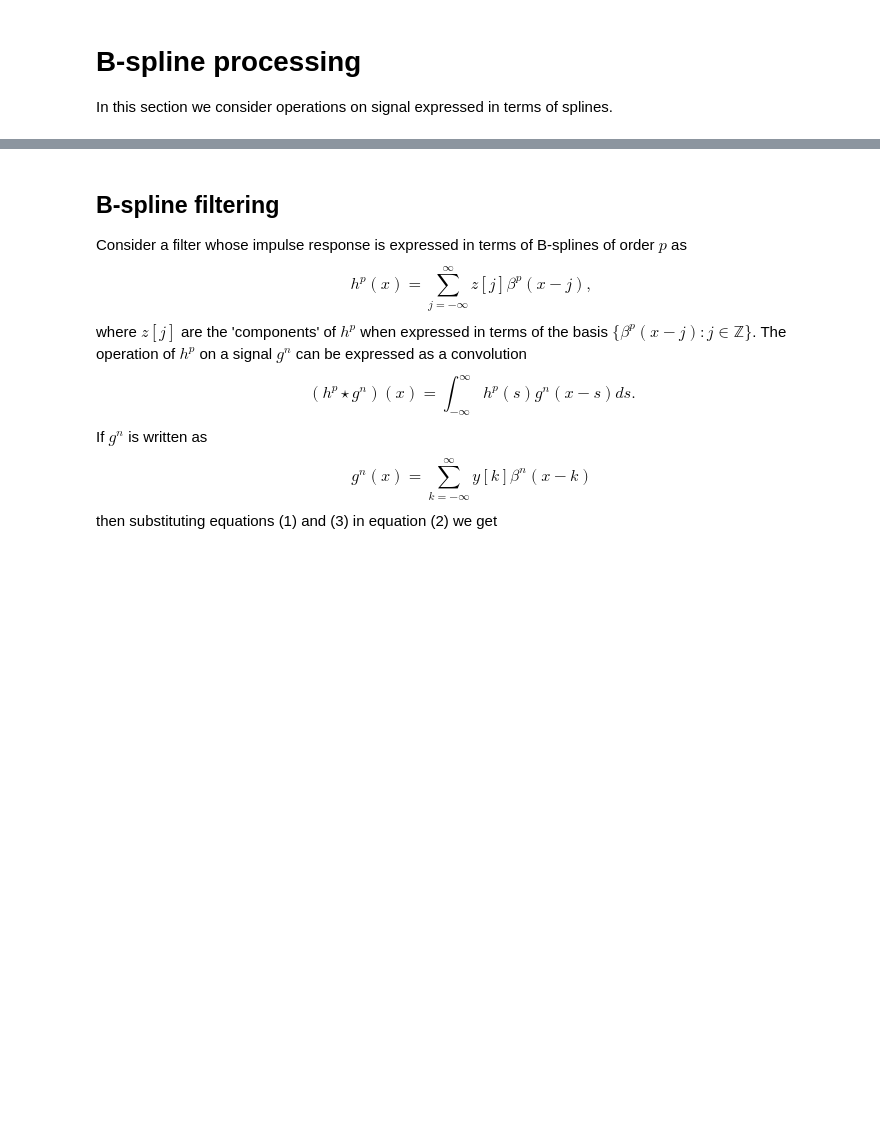
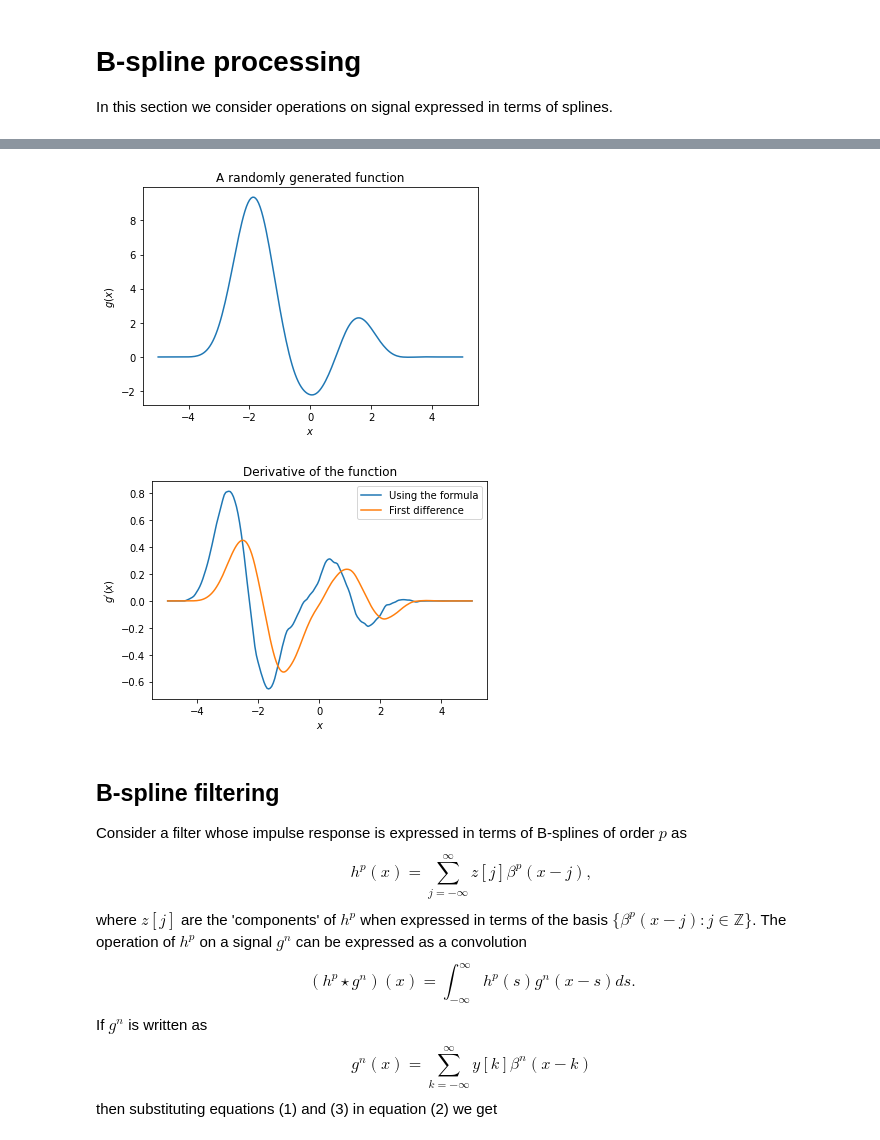
Before and after one commit to amey-joshi/am, a Jupyter notebook: p3/m2p_B01_B_ImageSplines_Version_3.ipynb, the cells around one changed output, grey strips where cells are left out. Drawn from its saved outputs; the diff is of its cells as text; code cells hidden in the pictures; blank space fills up the shorter version.

Commit message:
Added code for spline operations.

```diff
--- a/p3/m2p_B01_B_ImageSplines_Version_3.ipynb
+++ b/p3/m2p_B01_B_ImageSplines_Version_3.ipynb
@@ -983,6 +999,86 @@ In terms of the second difference operator $d^{(2)}$ we can write this expressio
 $$\tag{7}
 \frac{d^2g^n}{dx^2} = \sum_{k=-\infty}^\infty (d^{(2)} \star y)[k]\beta^{n-2}(x-k).
 $$
+# %%
+# Derivatives of spline representation.
+import numpy as np
+import matplotlib.pyplot as plt
+import random
+
+def mu(x):
+    y = np.ones(len(x))
+    # Select indices of x where x[i] < 0.
+    si = np.where(x < 0)[0]
+    y[si] = 0
+
+    return y
+
+lo = -2.5
+hi = 2.5
+n_samples = 101
+
+x = np.linspace(lo, hi, n_samples)
+
+def beta2(x):
+    b_0 = np.multiply(pow(x + 3/2, 2), mu(x + 3/2))/2
+    b_1 = -3 * np.multiply(pow(x + 1/2, 2), mu(x + 1/2))/2
+    b_2 = 3 * np.multiply(pow(x - 1/2, 2), mu(x - 1/2))/2
+    b_3 = -np.multiply(pow(x - 3/2, 2), mu(x - 3/2))/2
+
+    return b_0 + b_1 + b_2 + b_3
+
+def beta3(x):
+    b_0 = np.multiply(pow(x + 2, 3), mu(x + 2))/6
+    b_1 = -2/3 * np.multiply(pow(x + 1, 3), mu(x + 1))
+    b_2 = np.multiply(pow(x, 3), mu(x))
+    b_3 = -2/3 * np.multiply(pow(x - 1, 3), mu(x - 1))
+    b_4 = np.multiply(pow(x - 2, 3), mu(x - 2))/6
+
+    return b_0 + b_1 + b_2 + b_3 + b_4
+
+# Generate coefficients randomly
+y = [-0.33826221, -0.13944853,  1.78661986, -0.91799295,  0.30194012,  0.00693545,
+ -1.05350815,  2.34690935,  1.6522834,   0.48855712, -0.24175927,  1.83269339,
+  1.21568554,  1.66906777,  0.71937127,  0.00581449,  1.99859246,  0.48077156,
+  1.7264052,  -0.11631232,  1.03748848,  1.70943729, -0.09982779, -0.11961029,
+  0.4972731,  -0.72442881, -0.13265524,  0.21766529, -1.97983021, -0.60231132,
+  0.67477511,  0.49500861,  1.09477113,  1.53130101, -1.23611722, -0.45250097,
+ -1.81597742,  1.44143659, -1.27720947,  0.03081255, -1.19988619,  0.91140569,
+ -0.39323201, -0.21148992, -0.77647297,  1.18493201,  0.2477691,  -0.06376855,
+ -0.33278501,  1.4697133,   0.65709613, -0.98691952, -0.44727173, -0.08232509,
+ -0.60679003, -0.67746798, -1.43038492, -0.23146513,  0.00339496, -0.27882335,
+  0.64979521, -0.80873746, -0.29900461, -0.39252548,  0.55694055,  0.50543527,
+ -0.129901,   -0.01487081, -0.03637915,  0.66385918, -0.62909585,  0.86826995,
+ -2.56793253,  0.61155294,  0.7881299,   0.77549986,  0.19413946,  1.25416841,
+ -0.45096602, -0.35839673, -0.49787265,  1.81754327,  0.96051896, -0.61704594,
+  1.20366208, -0.1732883,   1.05223269, -1.50930666,  0.6560136,   1.0955825,
+  0.20903053,  0.24305199, -1.1544536,  -1.593759,   -0.63435752,  0.78119335,
+  0.57209541,  0.18200458, -0.49549469,  0.38719319, -0.00657607]
+
+g = np.convolve(y, beta3(x))
+
+plt.plot(np.linspace(-5, 5, 201), g)
+plt.title('A randomly generated function')
+plt.xlabel(r'$x$')
+plt.ylabel(r'$g(x)$')
+plt.show()
+
+# Compute the derivative
+dg = np.diff(g)
+
+# Use the formula to find derivative
+yp = np.diff(y)
+gp = np.convolve(yp, beta2(x + 0.5))
+plt.plot(np.linspace(-5, 5, 201)[1:], gp, label = 'Using the formula')
+plt.plot(np.linspace(-5, 5, 201)[1:], dg, label = 'First difference')
+plt.title('Derivative of the function')
+plt.xlabel(r'$x$')
+plt.ylabel(r'$g^\prime(x)$')
+plt.legend()
+plt.show()
+# %% [output]
+[figure, added]
+[figure, added]
 # %% [markdown]
 ## B-spline filtering
 
```
Also changed, not shown: parts of 11 cells of this notebook.
